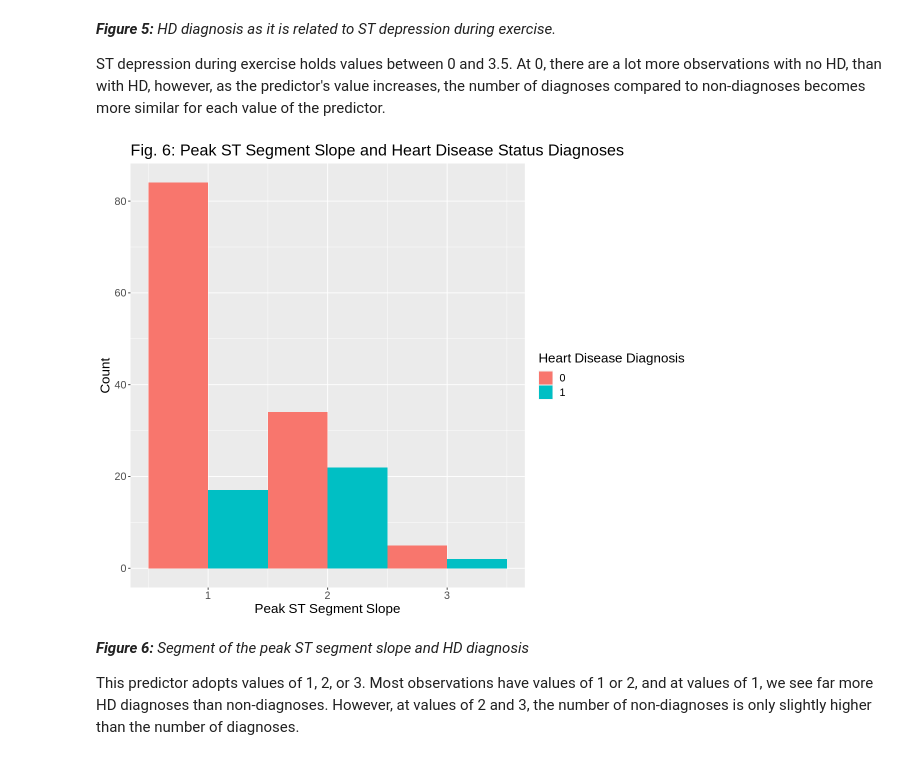
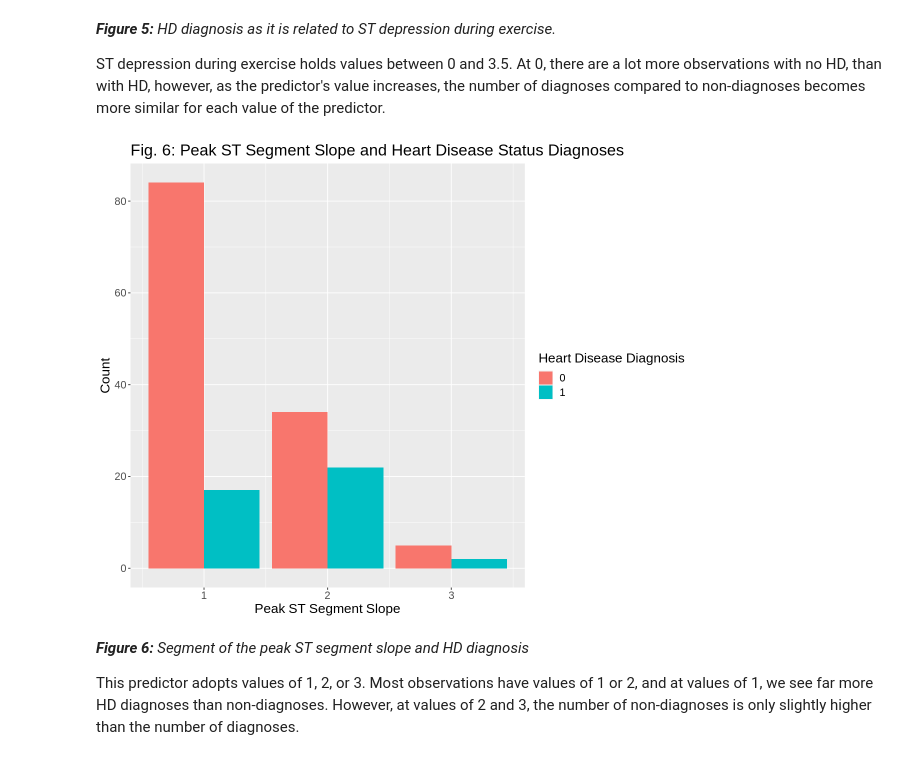
Before and after one commit to chenjerry623/DSCI100-Group17-Project, a Jupyter notebook: Group-17-Project.ipynb, the cells around one changed output. Drawn from its saved outputs; the diff is of its cells as text; code cells hidden in the pictures.

```diff
--- a/Group-17-Project.ipynb
+++ b/Group-17-Project.ipynb
@@ -224,16 +223,16 @@ ST depression during exercise holds values between 0 and 3.5. At 0, there are a
 # %%
 #Graphically visualizing HD diagnosis related to the Peak ST segment slope predictor.
 #All of the titles in the plots and axes names are derived from the descriptions of the variables in (Detrano, n.d.).
 exercise_slope_plot <- ggplot(exercise_train, aes(x = exercise_slope)) +
     ggtitle("Fig. 6: Peak ST Segment Slope and Heart Disease Status Diagnoses") +
-    geom_histogram(aes(fill = result), position = "dodge", binwidth = 1) +
+    geom_bar(aes(fill = result), position = "dodge") +
     xlab("Peak ST Segment Slope") +
     ylab("Count") +
     labs(fill = "Heart Disease Diagnosis") +
     theme(text = element_text(size = 16))
 exercise_slope_plot
 # %% [output]
-[figure, old version]
+[figure, new version]
 # %% [markdown]
 <i><b>Figure 6:</b> Segment of the peak ST segment slope and HD diagnosis</i>
 
```
Also changed, not shown: parts of 6 cells of this notebook.
